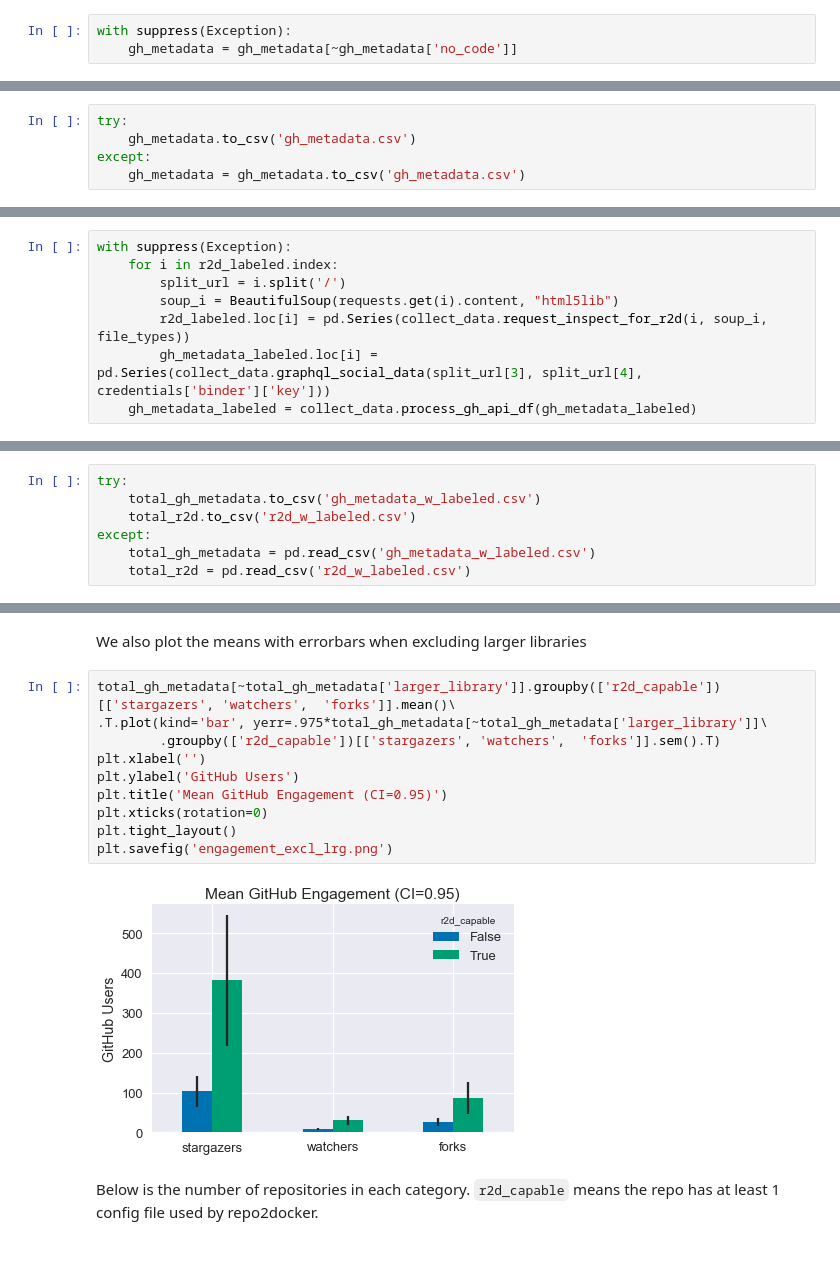
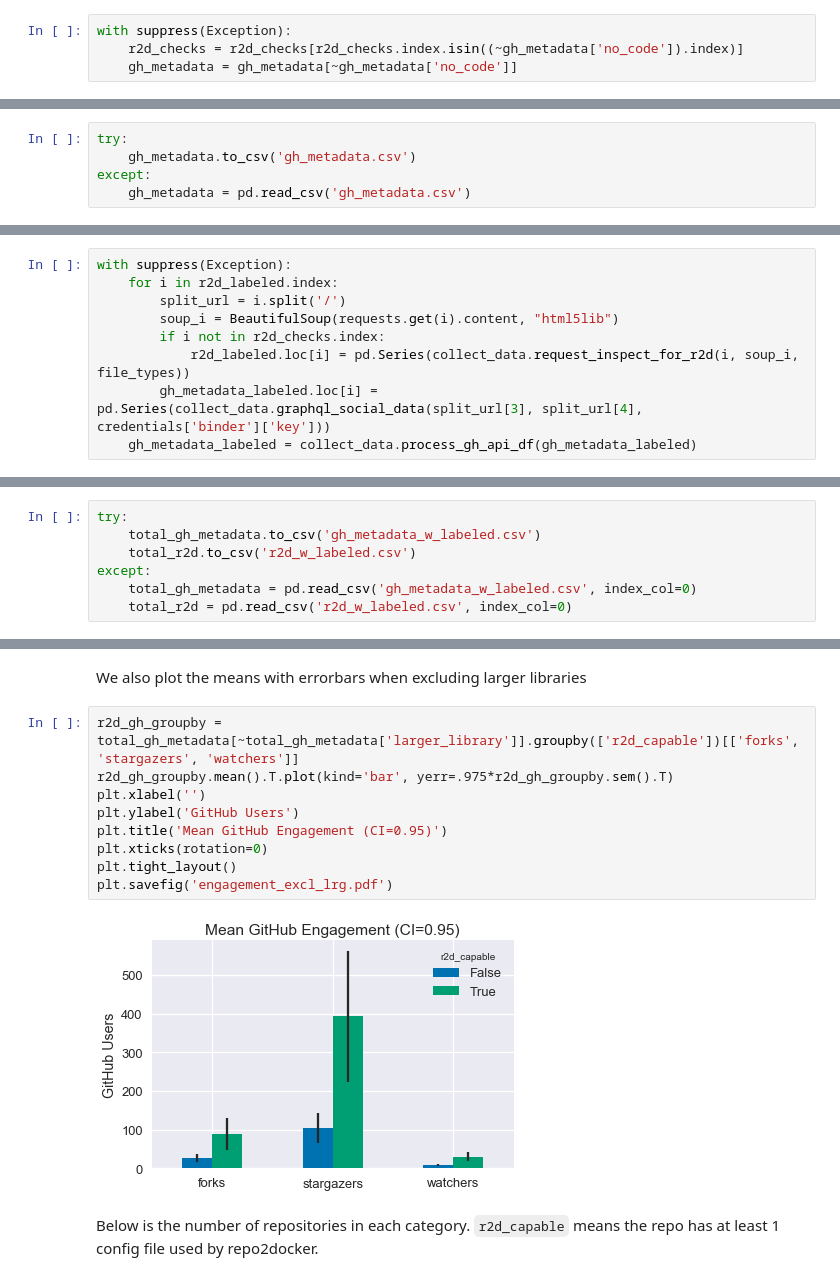
Before and after one commit to jzf2101/r2d_study, a Jupyter notebook: get_data.ipynb, the cells around one changed output, grey strips where cells are left out. Saved outputs shown, nothing was run; the diff lists cells and outputs as text.

```diff
--- a/get_data.ipynb
+++ b/get_data.ipynb
@@ -131,6 +162,7 @@ with suppress(Exception):
     gh_metadata[gh_metadata['no_code']].to_csv('no_code.csv')
 # %%
 with suppress(Exception):
+    r2d_checks = r2d_checks[r2d_checks.index.isin((~gh_metadata['no_code']).index)]
     gh_metadata = gh_metadata[~gh_metadata['no_code']]
 # %% [markdown]
 The csv's below are the results of the original data pull should you want to load the data from here.
@@ -143,7 +175,7 @@ except:
 try:
     gh_metadata.to_csv('gh_metadata.csv')
 except:
-    gh_metadata = gh_metadata.to_csv('gh_metadata.csv')
+    gh_metadata = pd.read_csv('gh_metadata.csv')
 # %% [markdown]
 ## Analyzing Manually Annotated Data
 
@@ -164,7 +196,8 @@ with suppress(Exception):
     for i in r2d_labeled.index:
         split_url = i.split('/')
         soup_i = BeautifulSoup(requests.get(i).content, "html5lib")
-        r2d_labeled.loc[i] = pd.Series(collect_data.request_inspect_for_r2d(i, soup_i, file_types))
+        if i not in r2d_checks.index:
+            r2d_labeled.loc[i] = pd.Series(collect_data.request_inspect_for_r2d(i, soup_i, file_types))
         gh_metadata_labeled.loc[i] = pd.Series(collect_data.graphql_social_data(split_url[3], split_url[4], credentials['binder']['key']))
     gh_metadata_labeled = collect_data.process_gh_api_df(gh_metadata_labeled)
 # %% [markdown]
@@ -180,8 +213,8 @@ try:
     total_gh_metadata.to_csv('gh_metadata_w_labeled.csv')
     total_r2d.to_csv('r2d_w_labeled.csv')
 except:
-    total_gh_metadata = pd.read_csv('gh_metadata_w_labeled.csv')
-    total_r2d = pd.read_csv('r2d_w_labeled.csv')
+    total_gh_metadata = pd.read_csv('gh_metadata_w_labeled.csv', index_col=0)
+    total_r2d = pd.read_csv('r2d_w_labeled.csv', index_col=0)
 # %% [markdown]
 # Conference Wide Metrics
 
@@ -372,17 +405,16 @@ dtype: float64
 # %% [markdown]
 We also plot the means with errorbars when excluding larger libraries
 # %%
-total_gh_metadata[~total_gh_metadata['larger_library']].groupby(['r2d_capable'])[['stargazers', 'watchers',  'forks']].mean()\
-.T.plot(kind='bar', yerr=.975*total_gh_metadata[~total_gh_metadata['larger_library']]\
-        .groupby(['r2d_capable'])[['stargazers', 'watchers',  'forks']].sem().T)
+r2d_gh_groupby = total_gh_metadata[~total_gh_metadata['larger_library']].groupby(['r2d_capable'])[['forks', 'stargazers', 'watchers']]
+r2d_gh_groupby.mean().T.plot(kind='bar', yerr=.975*r2d_gh_groupby.sem().T)
 plt.xlabel('')
 plt.ylabel('GitHub Users')
 plt.title('Mean GitHub Engagement (CI=0.95)')
 plt.xticks(rotation=0)
 plt.tight_layout()
-plt.savefig('engagement_excl_lrg.png')
+plt.savefig('engagement_excl_lrg.pdf')
 # %% [output]
-[figure, old version]
+[figure, new version]
 # %% [markdown]
 Below is the number of repositories in each category. `r2d_capable` means the repo has at least 1 config file used by repo2docker.
 # %%
```
Also changed, not shown: parts of 21 cells of this notebook, 5 other files.
